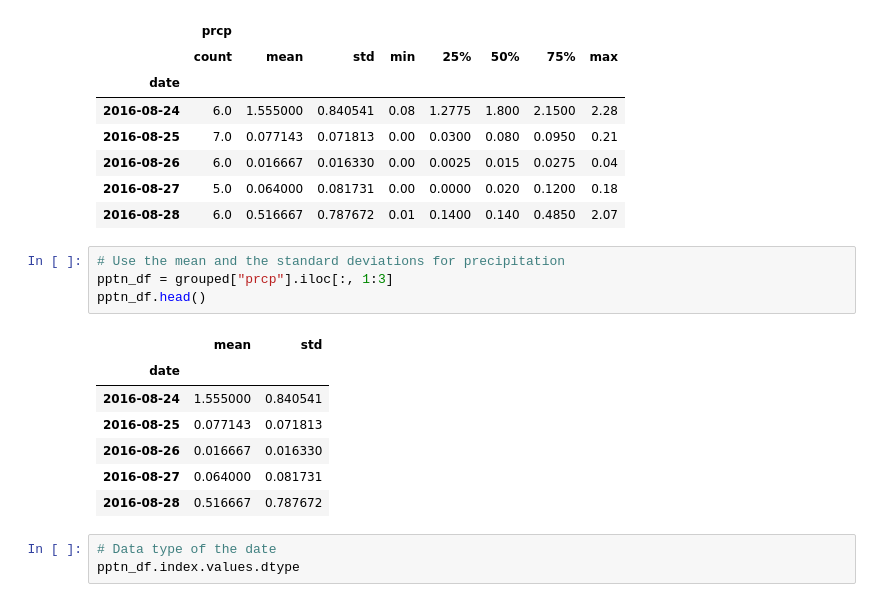
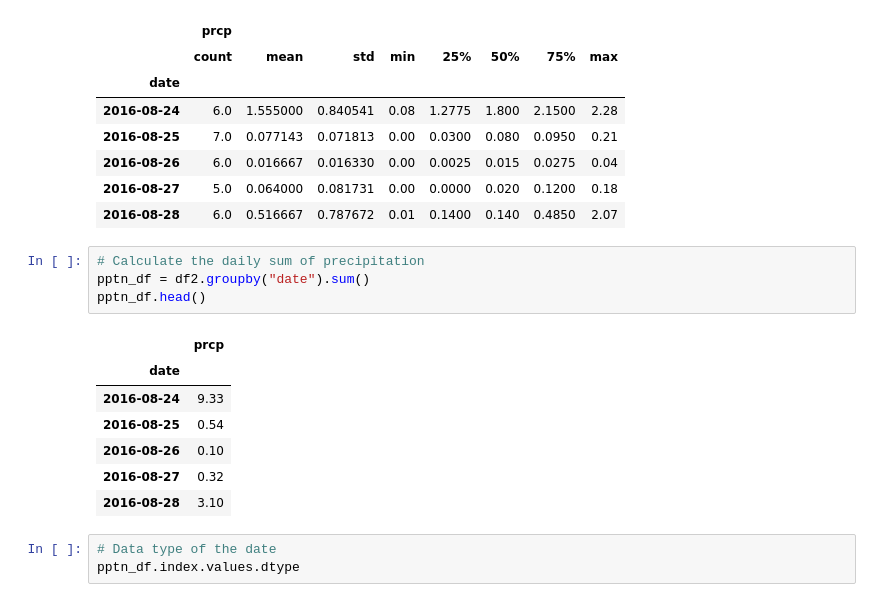
Before and after one commit to rochiecuevas/climate_analysis, a Jupyter notebook: climate_starter.ipynb, the cells around one changed output. Saved outputs shown, nothing was run; the diff lists cells and outputs as text.

```diff
--- a/climate_starter.ipynb
+++ b/climate_starter.ipynb
@@ -312,18 +312,18 @@ grouped.head()
 | 2016-08-26 | 6.0 | 0.016667 | 0.016330 | 0.00 | 0.0025 | 0.015 | 0.0275 | 0.04 |
 | 2016-08-27 | 5.0 | 0.064000 | 0.081731 | 0.00 | 0.0000 | 0.020 | 0.1200 | 0.18 |
 | 2016-08-28 | 6.0 | 0.516667 | 0.787672 | 0.01 | 0.1400 | 0.140 | 0.4850 | 2.07 |
-# %%
-# Use the mean and the standard deviations for precipitation
-pptn_df = grouped["prcp"].iloc[:, 1:3]
-pptn_df.head()
-# %% [output]
-|  | mean | std |
-| date |  |  |
-| 2016-08-24 | 1.555000 | 0.840541 |
-| 2016-08-25 | 0.077143 | 0.071813 |
-| 2016-08-26 | 0.016667 | 0.016330 |
-| 2016-08-27 | 0.064000 | 0.081731 |
-| 2016-08-28 | 0.516667 | 0.787672 |
+# %%
+# Calculate the daily sum of precipitation
+pptn_df = df2.groupby("date").sum()
+pptn_df.head()
+# %% [output]
+|  | prcp |
+| date |  |
+| 2016-08-24 | 9.33 |
+| 2016-08-25 | 0.54 |
+| 2016-08-26 | 0.10 |
+| 2016-08-27 | 0.32 |
+| 2016-08-28 | 3.10 |
 # %%
 # Data type of the date
 pptn_df.index.values.dtype
```
Also changed, not shown: parts of 3 cells of this notebook, 8 other files.
